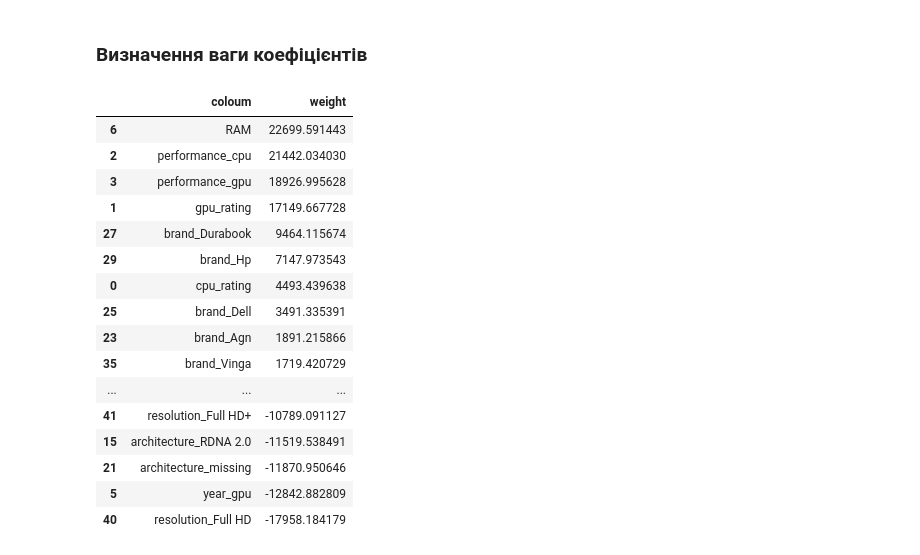
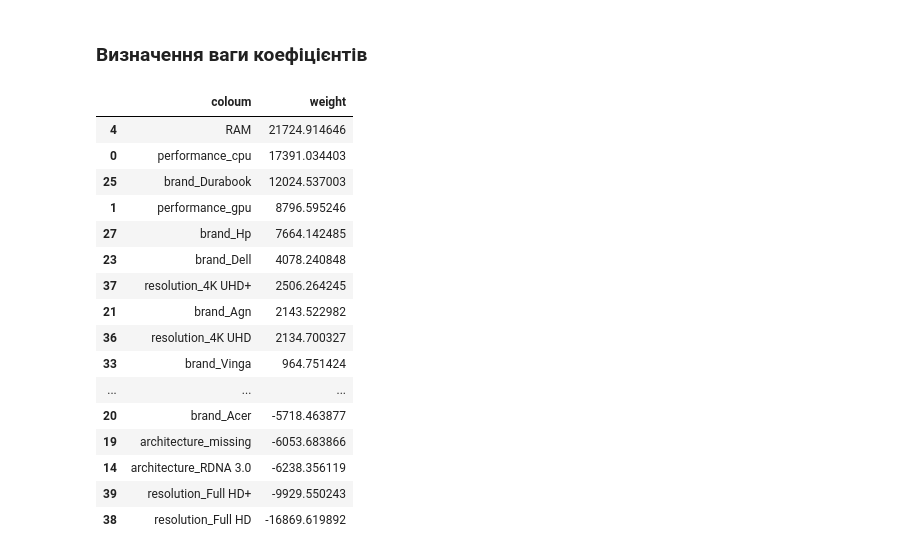
Before and after one commit to TopolyaNOT/laptop_analysis, a Jupyter notebook: test.ipynb, the cells around one changed output. Cells and saved outputs as stored; diff of their text form; code cells hidden in the pictures.

```diff
--- a/test.ipynb
+++ b/test.ipynb
@@ -784,7 +785,7 @@ from sklearn.metrics import r2_score, mean_absolute_error
 ### Налаштування колонок та визначення X & y параметрів
 # %%
 features = [
-    'shop', 'cpu_rating', 'gpu_rating', 'performance_cpu',
+    'shop', 'performance_cpu',
     'performance_gpu', 'year_cpu', 'year_gpu', 'architecture', 'RAM', 'resolution',
     'brand'
 ]
@@ -812,19 +813,6 @@ X_test_scal = scaler.transform(X_test)
 # %% [markdown]
 ### Створення лінійної моделі
 # %%
-model = LinearRegression()
-
-model.fit(X_train_scal, y_train)
-y_pred = model.predict(X_test_scal)
-
-print("R2 score:", r2_score(y_test, y_pred))
-print("Mean Absolute Error:", mean_absolute_error(y_test, y_pred))
-
-results = pd.DataFrame({
-    "actual_price": y_test,
-    "predicted_price": y_pred,
-    "error": y_test - y_pred,
-    "error_pct": (y_test - y_pred) / y_test.abs() * 100
-})
-
-display(results.sample(10, random_state=1))
+model_line = LinearRegression()
+model_line.fit(X_train_scal, y_train)
+y_pred_line = model_line.predict(X_test_scal)
@@ -847,29 +865,29 @@ Mean Absolute Error: 13308.437549135626
 # %%
 weights_dif = {
     "coloum": X.columns,
-    "weight": model.coef_
+    "weight": model_line.coef_
 }
 
 wdf = pd.DataFrame(weights_dif).sort_values(by='weight', ascending=False)
 wdf
 # %% [output]
 |  | coloum | weight |
-| 6 | RAM | 22699.591443 |
-| 2 | performance_cpu | 21442.034030 |
-| 3 | performance_gpu | 18926.995628 |
-| 1 | gpu_rating | 17149.667728 |
-| 27 | brand_Durabook | 9464.115674 |
-| 29 | brand_Hp | 7147.973543 |
-| 0 | cpu_rating | 4493.439638 |
-| 25 | brand_Dell | 3491.335391 |
-| 23 | brand_Agn | 1891.215866 |
-| 35 | brand_Vinga | 1719.420729 |
+| 4 | RAM | 21724.914646 |
+| 0 | performance_cpu | 17391.034403 |
+| 25 | brand_Durabook | 12024.537003 |
+| 1 | performance_gpu | 8796.595246 |
+| 27 | brand_Hp | 7664.142485 |
+| 23 | brand_Dell | 4078.240848 |
+| 37 | resolution_4K UHD+ | 2506.264245 |
+| 21 | brand_Agn | 2143.522982 |
+| 36 | resolution_4K UHD | 2134.700327 |
+| 33 | brand_Vinga | 964.751424 |
 | ... | ... | ... |
-| 41 | resolution_Full HD+ | -10789.091127 |
-| 15 | architecture_RDNA 2.0 | -11519.538491 |
-| 21 | architecture_missing | -11870.950646 |
-| 5 | year_gpu | -12842.882809 |
-| 40 | resolution_Full HD | -17958.184179 |
+| 20 | brand_Acer | -5718.463877 |
+| 19 | architecture_missing | -6053.683866 |
+| 14 | architecture_RDNA 3.0 | -6238.356119 |
+| 39 | resolution_Full HD+ | -9929.550243 |
+| 38 | resolution_Full HD | -16869.619892 |
 # %%
 f = 6
 most = pd.concat([wdf.head(f), wdf.tail(f)], ignore_index=True)
```
Also changed, not shown: parts of 12 cells of this notebook.
